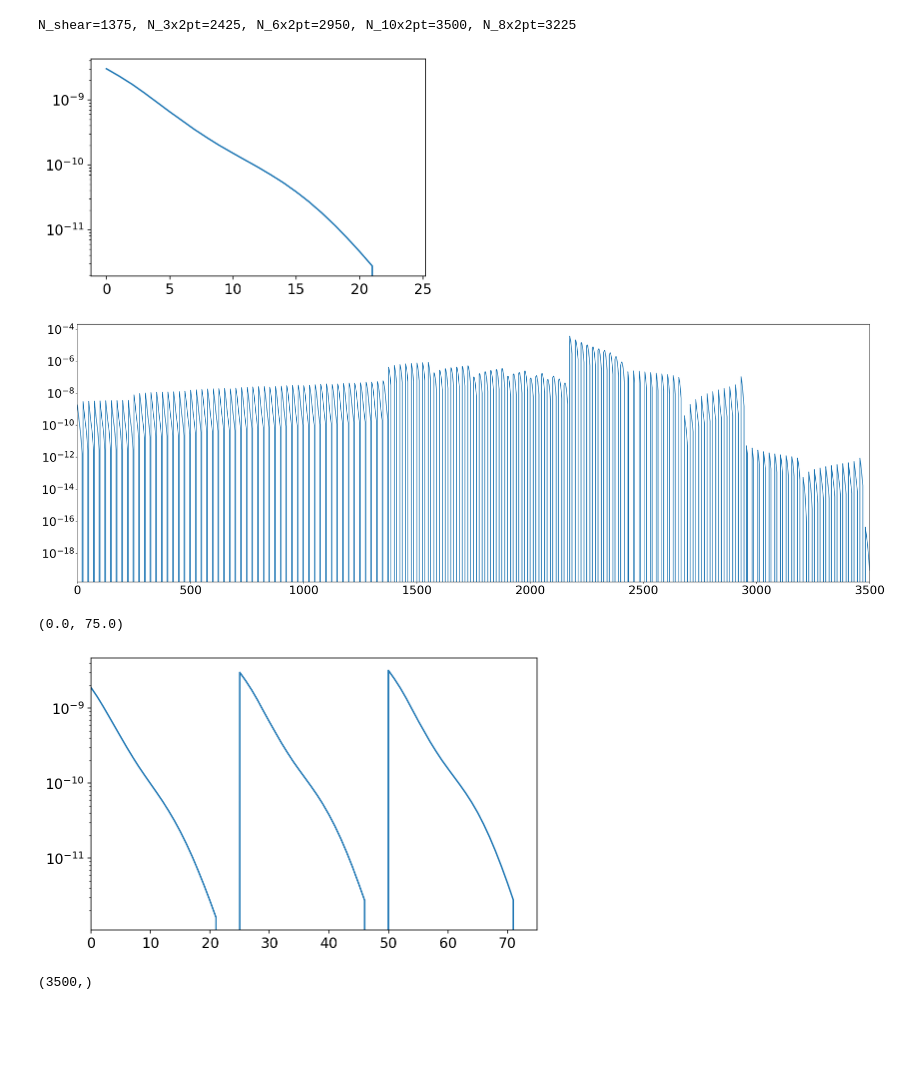
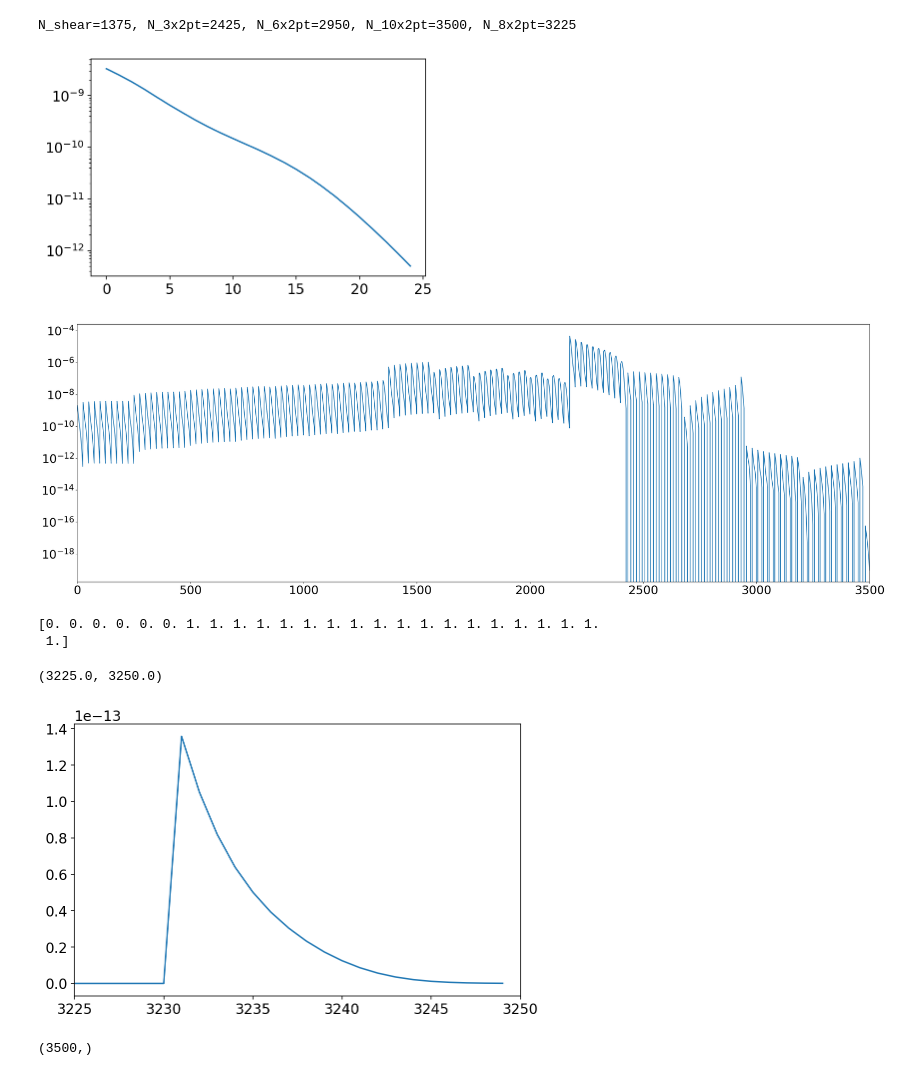
Before and after one commit to hungjinh/emulator_Nx2pt, a Jupyter notebook: notebooks/develop/[Explore] data vector.ipynb, the cells around one changed output. Drawn from its saved outputs; the diff is of its cells as text; code cells hidden in the pictures; blank space fills up the shorter version.

```diff
--- a/notebooks/develop/[Explore] data vector.ipynb
+++ b/notebooks/develop/[Explore] data vector.ipynb
@@ -4,7 +4,8 @@ import matplotlib.pyplot as plt
 %config InlineBackend.figure_format = 'retina'
 plt.rc('font', size=14)
 # %%
-dir_datav = '/home/hhg/Research/emu_Nx2pt/data/train_300_raw/'
+#dir_datav = '/home/hhg/Research/emu_Nx2pt/data/train_300_raw/'
+dir_datav = '/home/hhg/Research/emu_Nx2pt/data/train_1M_raw/'
 # %%
 datav0 = np.loadtxt(dir_datav+'10x2pt_emu_0')[:,1]
 
@@ -26,7 +27,7 @@ i = 1 ; s = 0
 plt.plot(range(0,25), datav0[25*i+s:25*(i+1)+s])
 plt.yscale('log')
 # %% [output]
-[figure, old version]
+[figure, new version]
 # %%
 plt.subplots(figsize=(30, 10))
 plt.plot(range(0,3500), datav0)
@@ -36,17 +37,22 @@ plt.yscale('log')
 plt.xlim([0, 3500])
 plt.tick_params(axis='both', labelsize=25)
 # %% [output]
-[figure, old version]
+[figure, new version]
 # %%
+stID = 3225
 plt.subplots(figsize=(8, 5))
-plt.plot(range(0,75), datav0[0:75])
+plt.plot(range(stID,stID+25), datav0[stID:stID+25])
 #plt.scatter(range(0,3500), datav0, s=6)
+print(mask0[stID:stID+25])
 
-plt.yscale('log')
-plt.xlim([0, 75])
+#plt.yscale('log')
+#plt.xlim([0, 75])
+plt.xlim([stID, stID+25])
 # %% [output]
-(0.0, 75.0)
+[0. 0. 0. 0. 0. 0. 1. 1. 1. 1. 1. 1. 1. 1. 1. 1. 1. 1. 1. 1. 1. 1. 1. 1.
+ 1.]
+(3225.0, 3250.0)
-[figure, old version]
+[figure, new version]
 # %%
 datav0.shape
 # %% [output]
```
Also changed, not shown: 3 other files.
